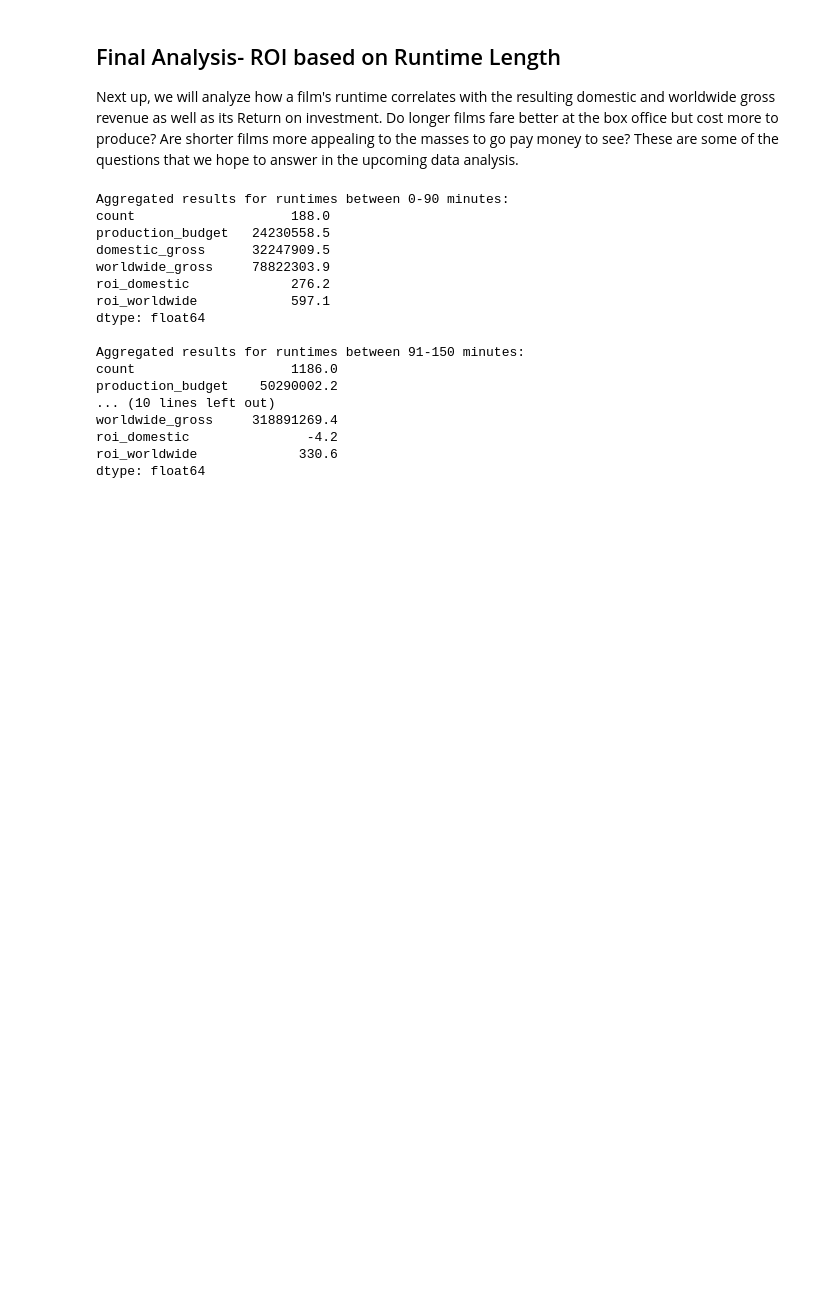
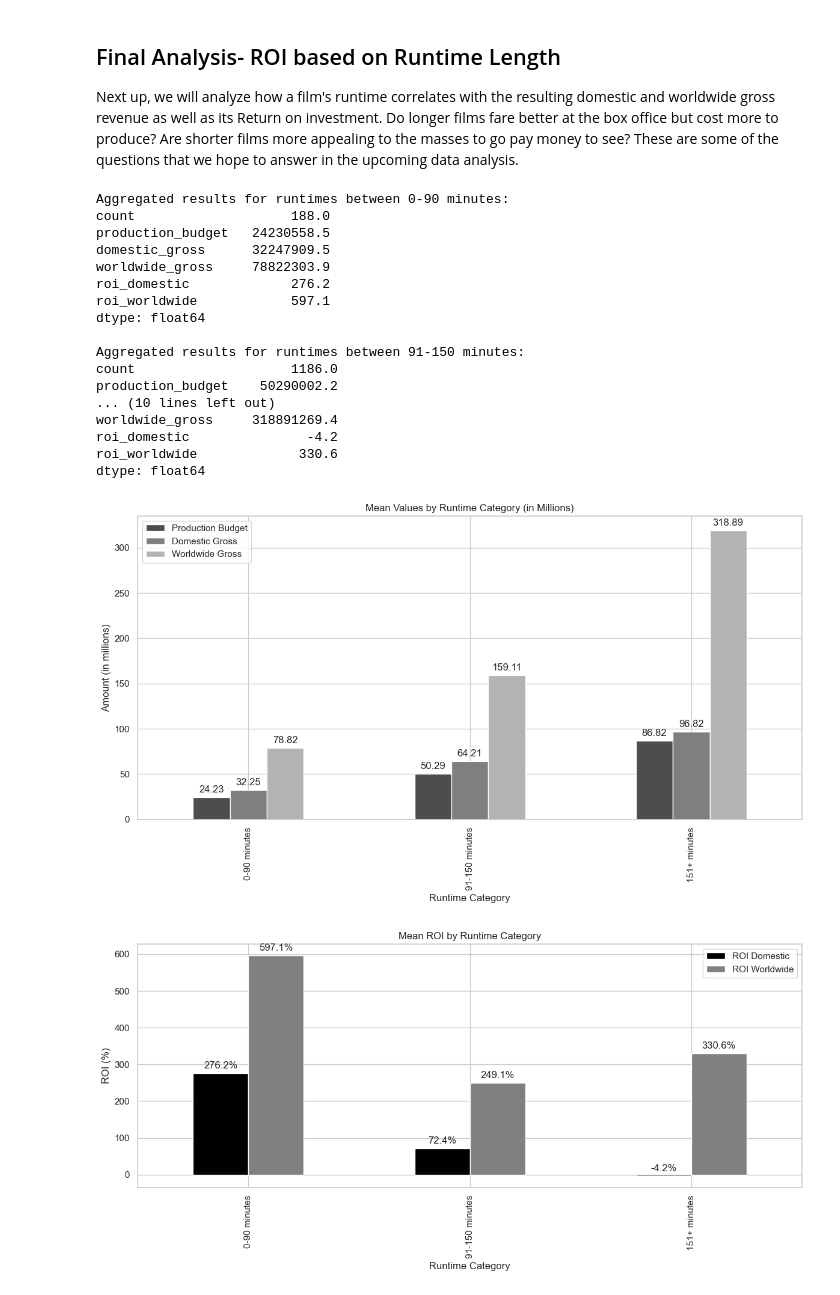
Before and after one commit to nealiyer88/dsc-phase-2-project, a Jupyter notebook: student.ipynb, the cells around one changed output. Cells and saved outputs as stored; diff of their text form; code cells hidden in the pictures; blank space fills up the shorter version.

Commit message:
Runtime update

```diff
--- a/student.ipynb
+++ b/student.ipynb
@@ -720,3 +720,60 @@ worldwide_gross     318891269.4
 roi_domestic               -4.2
 roi_worldwide             330.6
 dtype: float64
+# %%
+# Combine the aggregated results into a DataFrame
+agg_data = pd.DataFrame({
+    '0-90 minutes': agg_runtime_0_90,
+    '91-150 minutes': agg_runtime_91_150,
+    '151+ minutes': agg_runtime_151_over
+})
+
+# Transpose the DataFrame for easier plotting
+agg_data = agg_data.transpose()
+
+# Convert values to millions for easier readability
+agg_data[['production_budget', 'domestic_gross', 'worldwide_gross']] /= 1e6
+
+# Define greyscale colors
+colors = ['#4d4d4d', '#7f7f7f', '#b3b3b3']
+
+# Plotting Mean Values
+fig, ax1 = plt.subplots(figsize=(12, 7))
+mean_values = agg_data[['production_budget', 'domestic_gross', 'worldwide_gross']]
+mean_values.plot(kind='bar', ax=ax1, color=colors)
+ax1.set_title('Mean Values by Runtime Category (in Millions)')
+ax1.set_ylabel('Amount (in millions)')
+ax1.set_xlabel('Runtime Category')
+ax1.legend(['Production Budget', 'Domestic Gross', 'Worldwide Gross'])
+
+# Annotate bars with actual values
+for p in ax1.patches:
+    ax1.annotate(f'{p.get_height():.2f}',
+                 (p.get_x() + p.get_width() / 2., p.get_height()),
+                 ha='center', va='center', xytext=(0, 9),
+                 textcoords='offset points')
+
+plt.tight_layout()
+plt.show()
+
+# Plotting ROIs
+fig, ax2 = plt.subplots(figsize=(12, 6))
+roi_values = agg_data[['roi_domestic', 'roi_worldwide']]
+roi_values.plot(kind='bar', ax=ax2, color=['black', 'grey'])
+ax2.set_title('Mean ROI by Runtime Category')
+ax2.set_ylabel('ROI (%)')
+ax2.set_xlabel('Runtime Category')
+ax2.legend(['ROI Domestic', 'ROI Worldwide'])
+
+# Annotate bars with actual ROI values in percentages
+for p in ax2.patches:
+    ax2.annotate(f'{p.get_height():.1f}%',
+                 (p.get_x() + p.get_width() / 2., p.get_height()),
+                 ha='center', va='center', xytext=(0, 9),
+                 textcoords='offset points')
+
+plt.tight_layout()
+plt.show()
+# %% [output]
+[figure, added]
+[figure, added]
```
